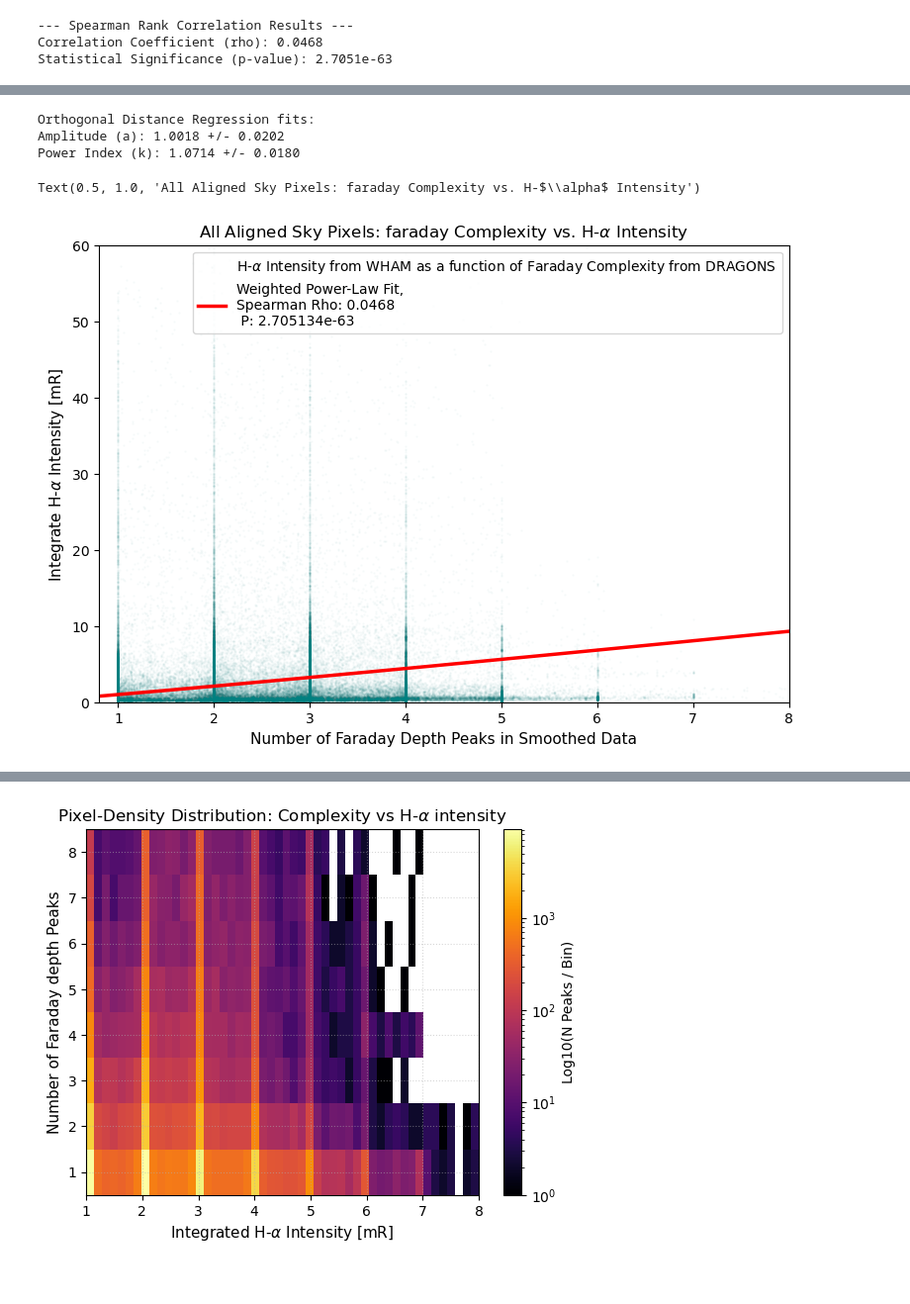
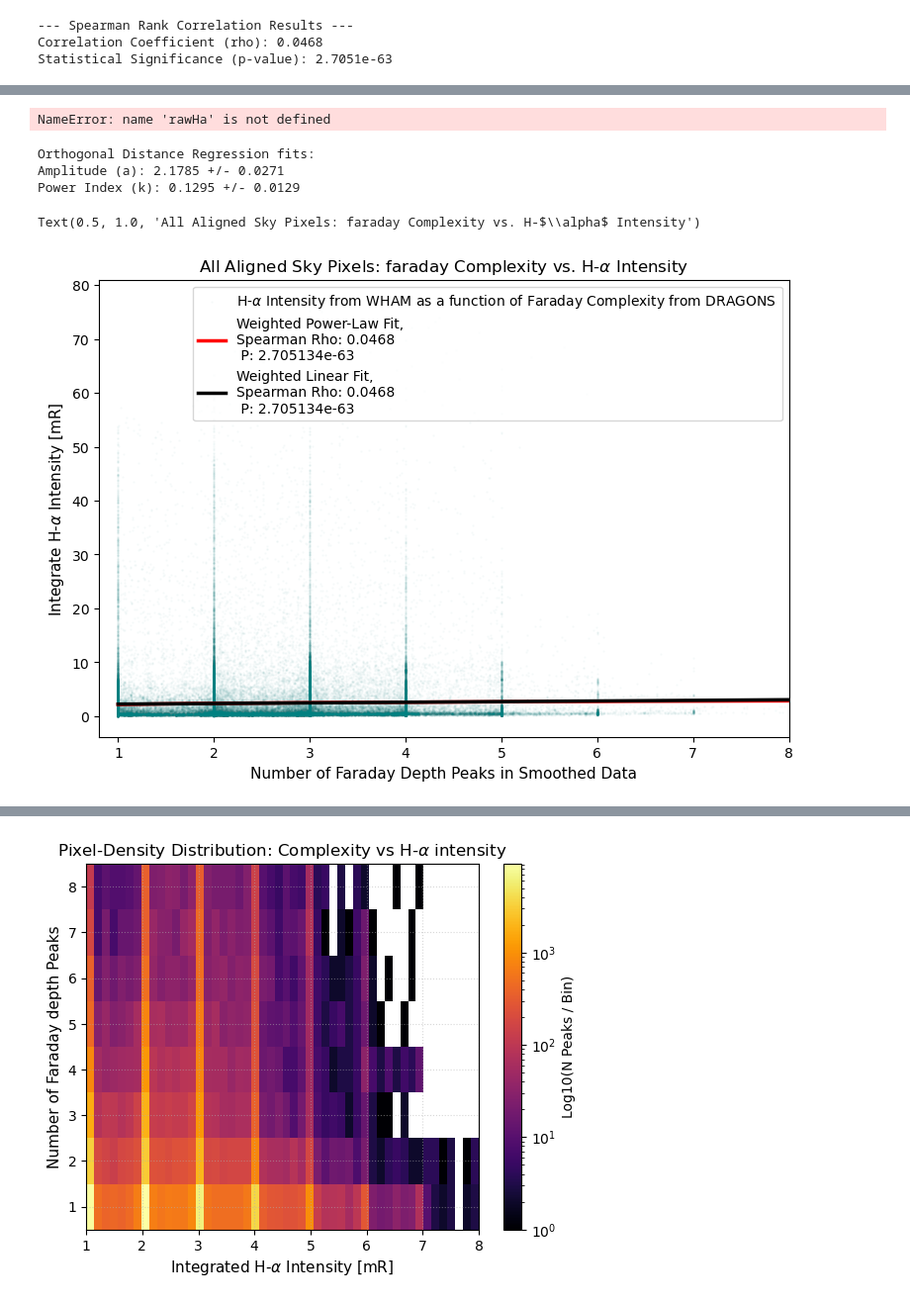
Before and after one commit to jdloading/ResearchSummer26, a Jupyter notebook: notebooks/FaradayDepthvHAlpha.ipynb, the cells around one changed output, grey strips where cells are left out. Shown at 99% size. Cells and saved outputs as stored; diff of their text form; code cells hidden in the pictures.

```diff
--- a/notebooks/FaradayDepthvHAlpha.ipynb
+++ b/notebooks/FaradayDepthvHAlpha.ipynb
@@ -132,11 +132,13 @@ INSTRUME= 'DRAO-15 '
 # %%
 fwhmSmoothRad = np.radians(np.sqrt(3.6**2 - 1.0**2))
 whamSmoothed = hp.smoothing(whamHealpix, fwhm=fwhmSmoothRad)
-
+NpeaksDatRounded = np.round(NpeaksDat).astype(float)
 validMask = ((whamSmoothed != hp.UNSEEN) &
              (NpeaksDat != hp.UNSEEN) &
              (~np.isnan(whamSmoothed)) &
-             (~np.isnan(NpeaksDat))
+             (~np.isnan(NpeaksDat)) &
+             (NpeaksDatRounded >=1)
+
 )
 
 haIntensities = whamSmoothed[validMask]
@@ -294,3 +321,11 @@ plt.show()
+# %%
+rawPeaks = NpeaksDat[validMask]
+print(f"rawHa NaNs: {np.sum(np.isnan(rawHa))}")
+print(f"rawPeaks NaNs: {np.sum(np.isnan(rawPeaks))}")
+print(f"rawHa infs: {np.sum(np.isinf(rawHa))}")
+print(f"rawPeaks infs: {np.sum(np.isinf(rawPeaks))}")
+# %% [output]
+NameError: name 'rawHa' is not defined
 # %%
 from scipy.odr import ODR, Model, RealData
 
@@ -303,53 +338,68 @@ HaPeaksP = spearmanResHaPeaks.pvalue
 
 def powerLawOdr(p, x):
     return p[0] * (x**p[1])
+
+def linearOdr(m, x):
+    return m[0] + m[1]*x
+
 sigmaX = np.full(shape=rawHa.shape, fill_value = 50.0)
 sigmaY = np.full(shape=rawPeaks.shape, fill_value = 0.011)
 
-odrModel = Model(powerLawOdr)
-odrData = RealData(x=rawHa, y = rawPeaks, sx=sigmaX, sy=sigmaY)
+odrModel1 = Model(powerLawOdr)
+odrModel2 = Model(linearOdr)
+odrData = RealData(y=rawHa, x = rawPeaks, sx=sigmaY, sy=sigmaX)
 
-odrInstance = ODR(odrData, odrModel,  beta0=[1.0, 1.0])
-odrOutput = odrInstance.run()
+odrInstance1 = ODR(odrData, odrModel1,  beta0=[1.0, 1.0])
+odrOutput1 = odrInstance1.run()
+odrInstance2 = ODR(odrData, odrModel2, beta0=[1.0,1.0])
+odrOutput2 = odrInstance2.run()
 
-bestA, bestK = odrOutput.beta
-errorA, errorK = odrOutput.sd_beta
+bestA1, bestK1 = odrOutput1.beta
+errorA1, errorK1 = odrOutput1.sd_beta
+bestA2, bestK2 = odrOutput2.beta
+errorA2, errorK2 = odrOutput2.sd_beta
 
 print("Orthogonal Distance Regression fits:")
-print(f"Amplitude (a): {bestA:.4f} +/- {errorA:.4f}")
-print(f"Power Index (k): {bestK:.4f} +/- {errorK:.4f}")
+print(f"Amplitude (a): {bestA1:.4f} +/- {errorA1:.4f}")
+print(f"Power Index (k): {bestK1:.4f} +/- {errorK1:.4f}")
 
 # poptPow, pPowCov = curve_fit(powerLawModel, rawPeaks, rawHa, p0=[1.0, 1.0], sigma=np.full(shape=rawPeaks,shape, fill_value=0.011))
-xFine = np.linspace(np.min(rawHa), np.max(rawHa), 500)
-yfit = powerLawOdr([bestA, bestK], xFine)
-
+xFine = np.linspace(max(np.min(rawPeaks),1e-6), (np.max(rawPeaks)))
+yfit1 = powerLawOdr([bestA1, bestK1], xFine)
+yfit2 = linearOdr([bestA2, bestK2], xFine)
 plt.figure(figsize  =(9,6))
 
 plt.scatter(
     rawPeaks,
     rawHa,
     alpha = 0.02,
     c='teal',
     s = 1,
     rasterized=True,
     label = r"H-$\alpha$ Intensity from WHAM as a function of Faraday Complexity from DRAGONS"
 )
 plt.plot(xFine,
-         yfit,
+         yfit1,
          color = 'red',
          linewidth = 2.5,
          linestyle = '-',
          label=f"Weighted Power-Law Fit, \nSpearman Rho: {HaPeaksRho:.4f} \n P: {HaPeaksP:4e}"
         )
+plt.plot(xFine,
+         yfit2,
+         color = 'black',
+         linewidth = 2.5,
+         linestyle = '-',
+         label=f"Weighted Linear Fit, \nSpearman Rho: {HaPeaksRho:.4f} \n P: {HaPeaksP:4e}"
+        )
 plt.legend()
 plt.xlim(0.8, 8)
-plt.ylim(0, 60)
 plt.ylabel(r"Integrate H-$\alpha$ Intensity [mR]", fontsize = 11)
 plt.xlabel("Number of Faraday Depth Peaks in Smoothed Data", fontsize = 11)
 plt.title(r"All Aligned Sky Pixels: faraday Complexity vs. H-$\alpha$ Intensity")
 # %% [output]
 Orthogonal Distance Regression fits:
-Amplitude (a): 1.0018 +/- 0.0202
-Power Index (k): 1.0714 +/- 0.0180
+Amplitude (a): 2.1785 +/- 0.0271
+Power Index (k): 0.1295 +/- 0.0129
 Text(0.5, 1.0, 'All Aligned Sky Pixels: faraday Complexity vs. H-$\\alpha$ Intensity')
-[figure, old version]
+[figure, new version]
```
Also changed, not shown: parts of 31 cells of this notebook, 4 other files.
